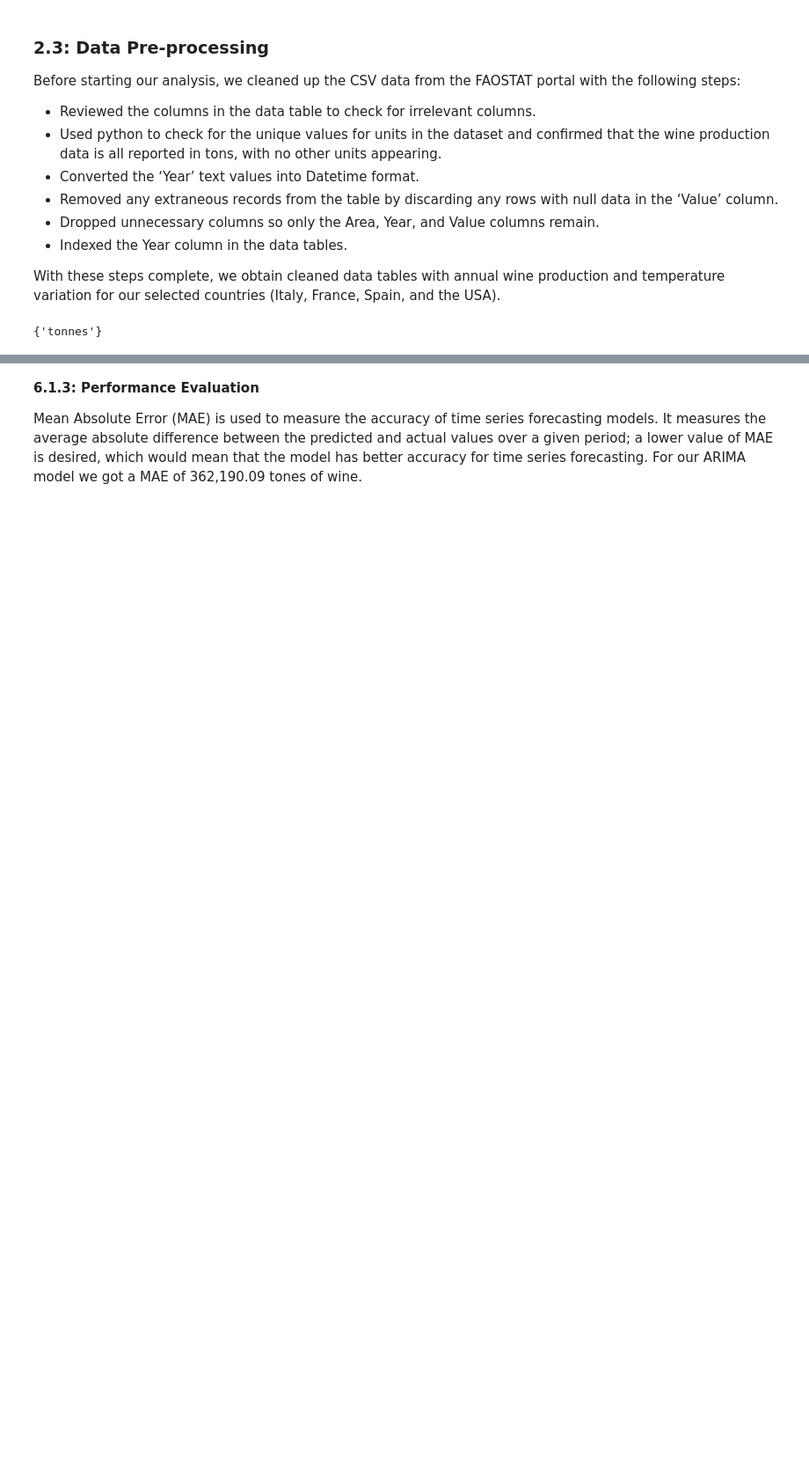
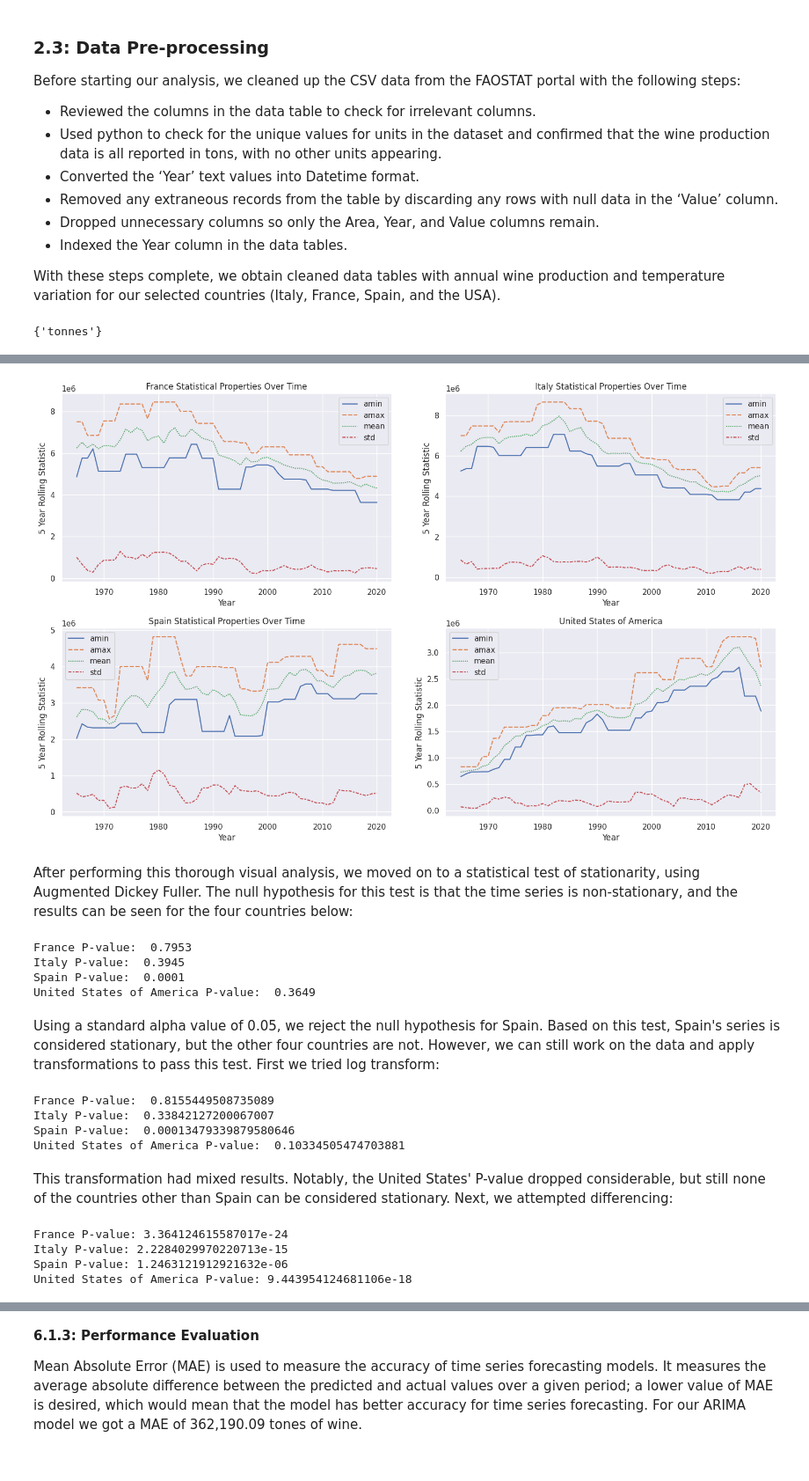
Before and after one commit to JordanKeelan/data607_finalProject, a Jupyter notebook: FinalReport.ipynb, the cells around one changed output, grey strips where cells are left out. Shown at 88% size. Saved outputs shown, nothing was run; the diff lists cells and outputs as text; code cells hidden in the pictures; blank space fills up the shorter version.

```diff
--- a/FinalReport.ipynb
+++ b/FinalReport.ipynb
@@ -174,0 +146,64 @@ wine = wine.set_index("Year Code")
+# %%
+# plot rolling statistics for each country
+for_rolling = wine[["Area","Value"]]
+
+countries = ["France", "Italy", "Spain", "United States of America"]
+
+stat_features = [np.min, np.max, np.mean, np.std]
+
+fig, axs = plt.subplots(2, 2, figsize=(16, 10))
+fig.tight_layout(pad=3.5)
+
+for ii, country in enumerate(countries):
+    values_rolling = for_rolling[for_rolling["Area"] == country].rolling(5, min_periods=5, closed="right")
+    features = values_rolling.aggregate(stat_features)
+    features.columns = features.columns.get_level_values(1)
+    sns.lineplot(features, ax=axs.ravel()[ii]).set(title=country+" Statistical Properties Over Time", xlabel="Year", ylabel="5 Year Rolling Statistic")
+    plt.title(country)
+
+plt.show()
+# %% [output]
+[figure, added]
+# %% [markdown]
+After performing this thorough visual analysis, we moved on to a statistical test of stationarity, using Augmented Dickey Fuller. The null hypothesis for this test is that the time series is non-stationary, and the results can be seen for the four countries below:
+# %%
+for country in list(wine['Area'].unique()):
+    result = adfuller(wine[wine['Area'] == country]['Value'].values)
+    print(f"{country} P-value: ", round(result[1], 4))
+# %% [output]
+France P-value:  0.7953
+Italy P-value:  0.3945
+Spain P-value:  0.0001
+United States of America P-value:  0.3649
+# %% [markdown]
+Using a standard alpha value of 0.05, we reject the null hypothesis for Spain. Based on this test, Spain's series is considered stationary, but the other four countries are not. However, we can still work on the data and apply transformations to pass this test.  First we tried log transform:
+# %%
+# Transformations
+wine['Value_log'] = np.log(abs(wine.Value))
+# Re-check Assumptions
+for country in list(wine['Area'].unique()):
+    result = adfuller(wine[wine['Area'] == country]['Value_log'].values)
+    print(f"{country} P-value: ", result[1])
+# %% [output]
+France P-value:  0.8155449508735089
+Italy P-value:  0.33842127200067007
+Spain P-value:  0.00013479339879580646
+United States of America P-value:  0.10334505474703881
+# %% [markdown]
+This transformation had mixed results. Notably, the United States' P-value dropped considerable, but still none of the countries other than Spain can be considered stationary. Next, we attempted differencing:
+# %%
+# Transformations: Differencing
+wine['Value Transform'] = 0
+
+for country in list(wine['Area'].unique()):
+    diff = np.diff(wine[wine['Area'] == country]['Value'])
+    wine.loc[wine['Area'] == country, 'Value Transform'] = np.append([0], diff)
+
+for country in list(wine['Area'].unique()):
+    result = adfuller(wine[wine['Area'] == country]['Value Transform'].values)
+    print(f"{country} P-value: {result[1]}")
+# %% [output]
+France P-value: 3.364124615587017e-24
+Italy P-value: 2.2284029970220713e-15
+Spain P-value: 1.2463121912921632e-06
+United States of America P-value: 9.443954124681106e-18
```
Also changed, not shown: parts of 45 cells of this notebook.
